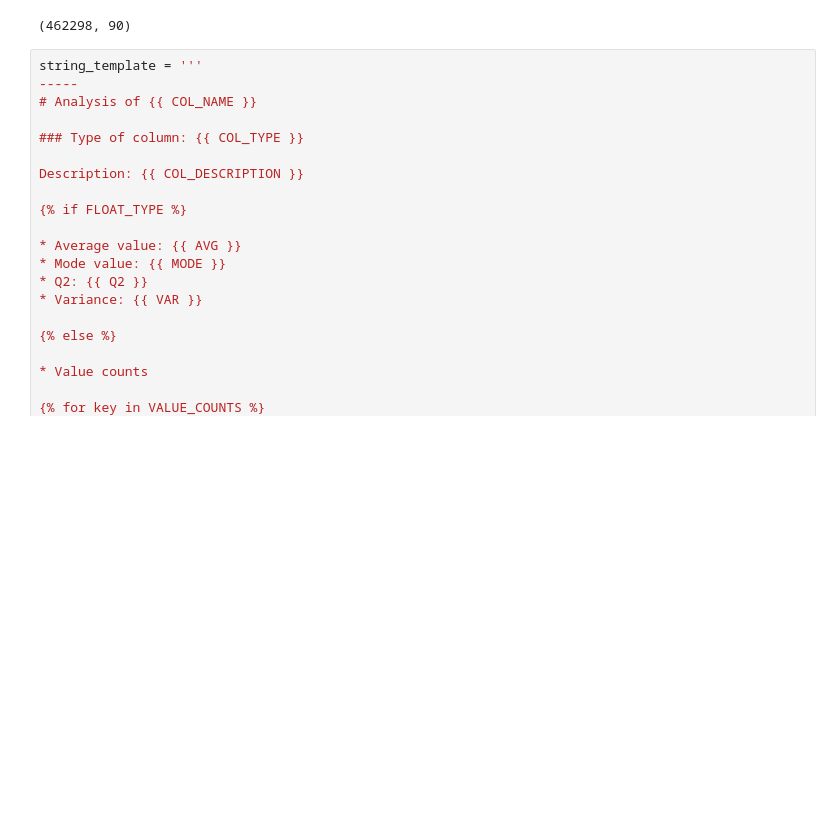
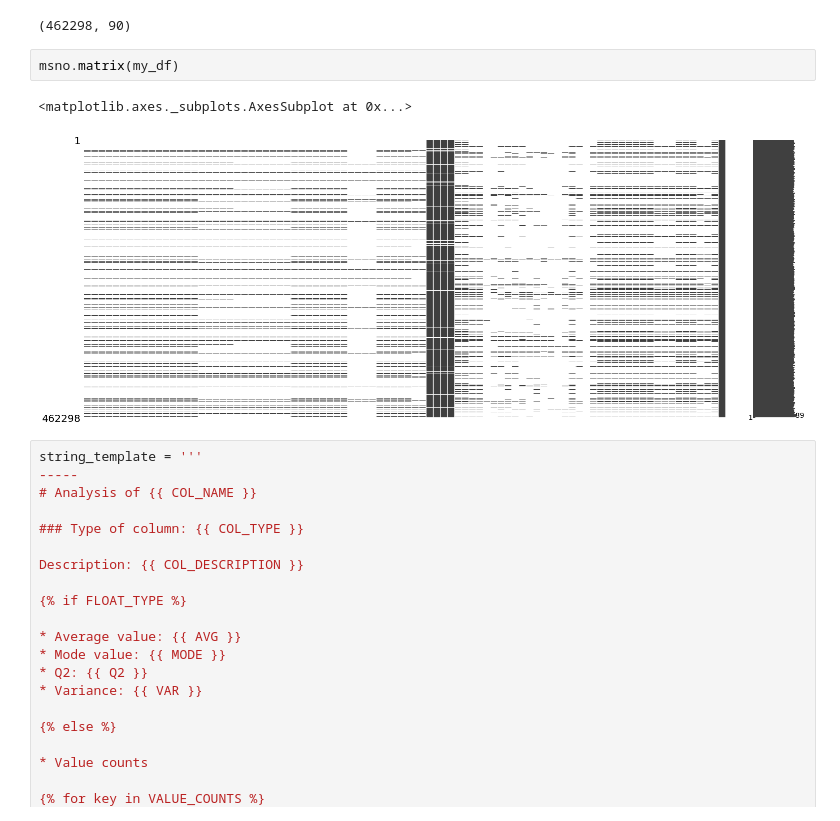
Before and after one commit to codenation-dev/squad-3-ad-data-science, a Jupyter notebook: analysis/nb_thiago.ipynb, the cells around one changed output. Cells and saved outputs as stored; diff of their text form; blank space fills up the shorter version.

```diff
--- a/analysis/nb_thiago.ipynb
+++ b/analysis/nb_thiago.ipynb
@@ -37,6 +38,11 @@ my_df = entire_df.iloc[:, my_range[0]:my_range[1]]
 my_df.shape
 # %% [output]
 (462298, 90)
+# %%
+msno.matrix(my_df)
+# %% [output]
+<matplotlib.axes._subplots.AxesSubplot at 0x...>
+[figure, added]
 # %%
 string_template = '''
 -----
```
Also changed, not shown: parts of 4 cells of this notebook, 2 other files.
